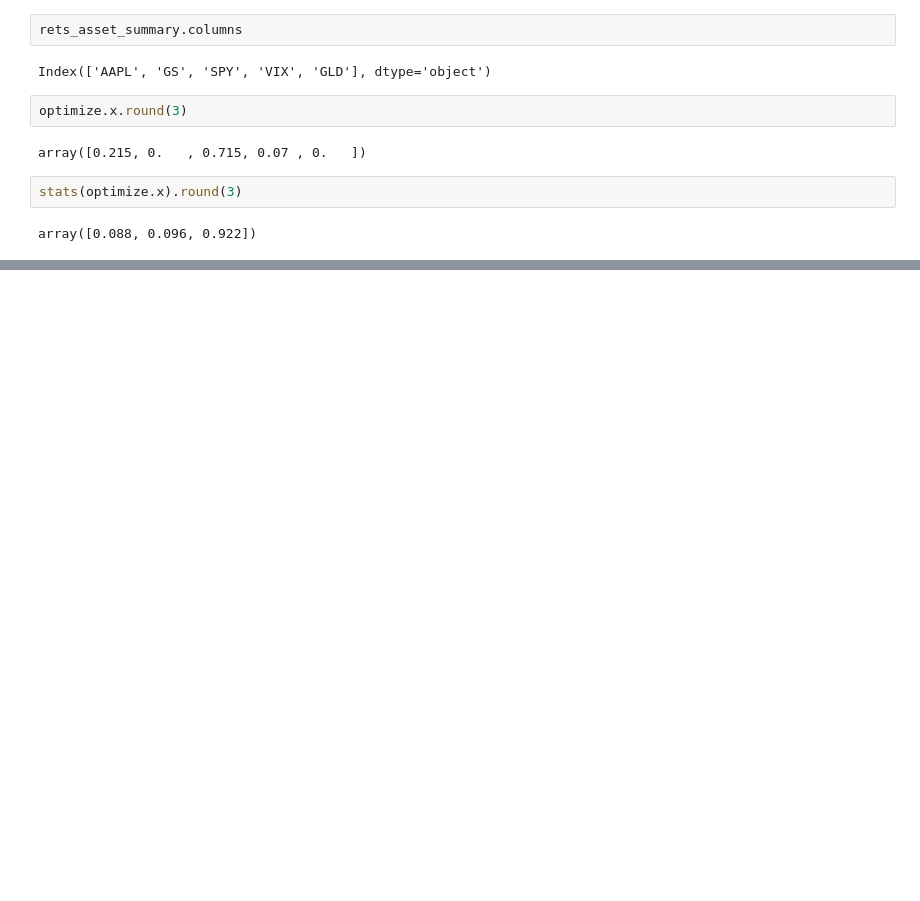
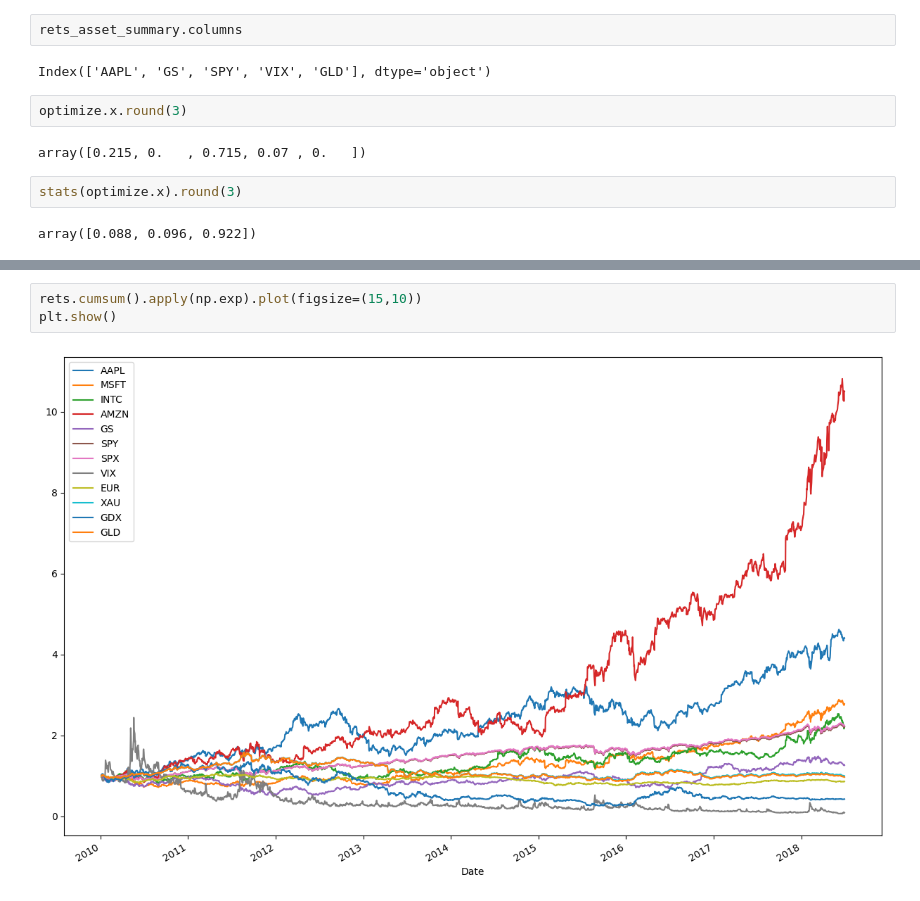
Before and after one commit to HyunsungRyu/AI_TimeSeries, a Jupyter notebook: return_TS.ipynb, the cells around one changed output, grey strips where cells are left out. Drawn from its saved outputs; the diff is of its cells as text; blank space fills up the shorter version.

```diff
--- a/return_TS.ipynb
+++ b/return_TS.ipynb
@@ -293,0 +311,5 @@ array([0.088, 0.096, 0.922])
+# %%
+rets.cumsum().apply(np.exp).plot(figsize=(15,10))
+plt.show()
+# %% [output]
+[figure, added]
```
Also changed, not shown: parts of 6 cells of this notebook, 1 other file.
